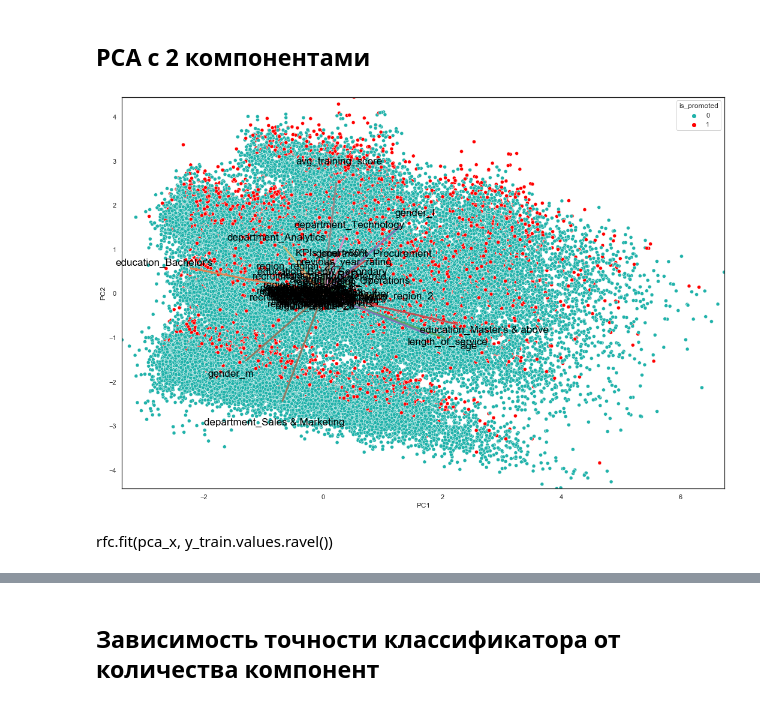
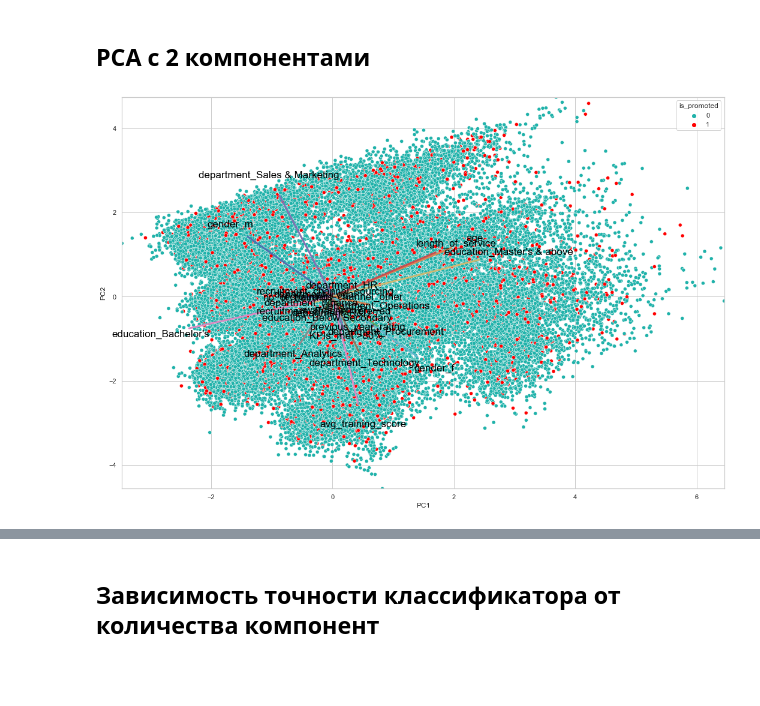
Before and after one commit to ivanvikhrev/ML-HR-analysis-case-study, a Jupyter notebook: model.ipynb, the cells around one changed output, grey strips where cells are left out. Saved outputs shown, nothing was run; the diff lists cells and outputs as text; code cells hidden in the pictures; blank space fills up the shorter version.

Commit message:
done all graphs

```diff
--- a/model.ipynb
+++ b/model.ipynb
@@ -979,6 +979,6 @@ X=(X-X.mean())/X.std()
 Признак employee id не несет никакой содержательной информации для решаемой задачи, поэтому его можно исключить из тренировочной и тестовой выборок, предварительно сохранив в отдельную переменную
 # %%
 emp_id = X['employee_id']
-X_train = X.drop(['employee_id'], axis = 1)
+X = X.drop(['employee_id'], axis = 1)
 X.columns
 # %% [output]
@@ -1172,6 +1197,6 @@ acc_ext = pd.DataFrame({'size':[],'train_accuracy':[],'test_accuracy':[]})
 for i in range(1,13,2):
     knn = KNeighborsClassifier(n_neighbors = i)
     knn.fit(x_ext, y_ext.values.ravel())
-    acc_ext  = acc_ext.append({'size':i,'train_score':knn.score(x_ext, y_ext),
-                                 'test_score':knn.score(x_no_reg_test, y_test)},ignore_index=True)
+    acc_ext  = acc_ext.append({'size':i,'train_accuracy':knn.score(x_ext, y_ext),
+                                 'test_accuracy':knn.score(x_no_reg_test, y_test)},ignore_index=True)
 print(acc_ext)
@@ -1269,25 +1316,25 @@ Test Accuracy : 0.7250501733260354
 # %%
 def biplot(X,y, comp, labels):
     plt.figure(figsize=(18,12))
     draw = pd.concat([X, y], axis=1, join='inner')
     #np.random.seed(15)
     #random_subset = np.random.choice(np.arange(draw.shape[0]), size=20000, replace=False)#//*=draw.iloc[random_subset]*//
     sns.scatterplot(data = draw, x = 'PC1',y ='PC2', hue='is_promoted',alpha=1.0,
                     palette= ['lightseagreen', 'red'])
     plt.ylim(bottom = X["PC2"].min(), top = X["PC2"].max())
     plt.xlim(left = X["PC1"].min(), right =X["PC1"].max())
     for i in range(0,len(comp[0])):
         plt.text(comp[0,i]*6, comp[1,i]*6, labels[i], color = 'black', ha = 'center', va = 'center',  fontsize=17)
         plt.plot( [0, comp[0,i]*5], [0, comp[1,i]*5], linewidth = 3)
 
 
 pca = PCA(n_components = 2)
-res = pca.fit_transform(X)
-res = pd.DataFrame(res,columns = ['PC1','PC2'])
-x_tr, x_te, y_tr, y_te = train_test_split(res, y, test_size = 0.25, random_state = 22)
+X_no_reg = x_no_reg_train.copy()
+X_no_reg = X_no_reg.append(x_no_reg_test)
+pca_x = pca.fit_transform(X_no_reg)
+pca_x = pd.DataFrame(pca_x, columns = ['PC1','PC2'])
+#x_tr, x_te, y_tr, y_te = train_test_split(res, y, test_size = 0.25, random_state = 22)
 
-biplot(res, Y, pca.components_, X.columns)
+biplot(pca_x, Y, pca.components_, X_no_reg.columns)
 # %% [output]
-[figure, old version]
+[figure, new version]
-# %% [markdown]
-rfc.fit(pca_x, y_train.values.ravel())
```
Also changed, not shown: parts of 43 cells of this notebook.
